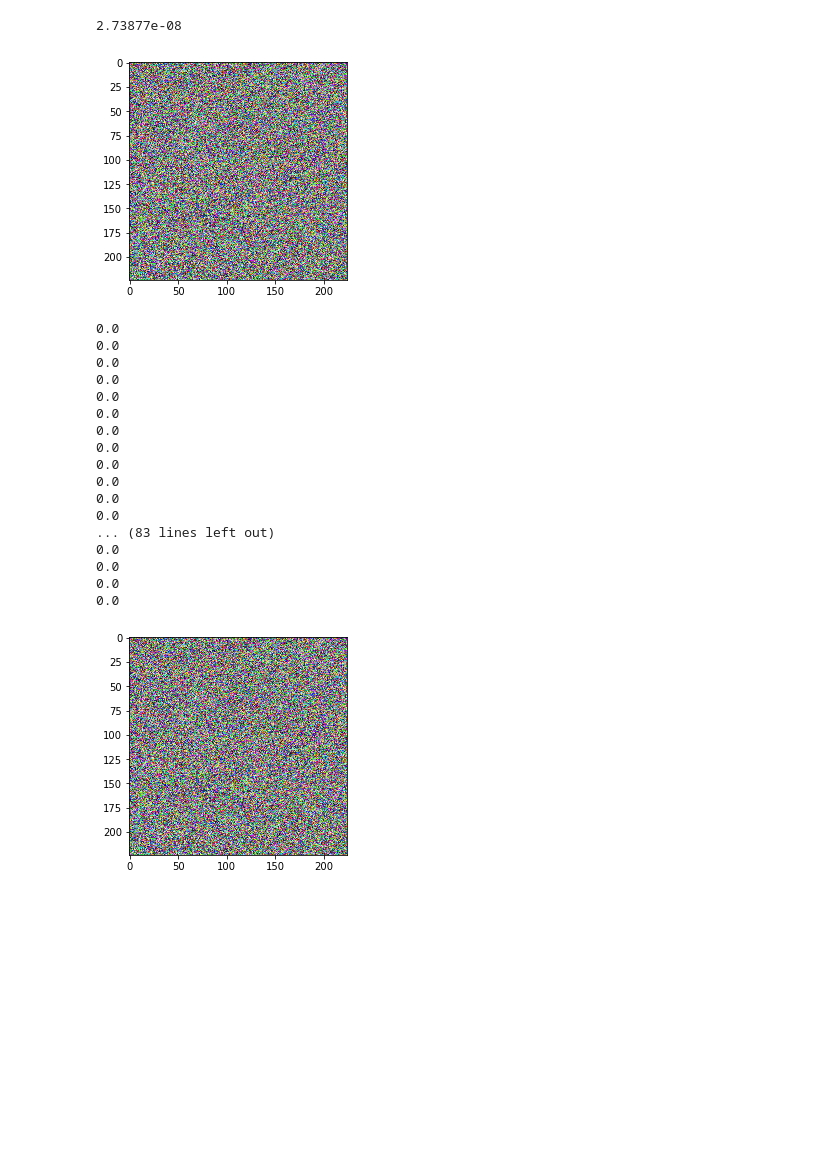
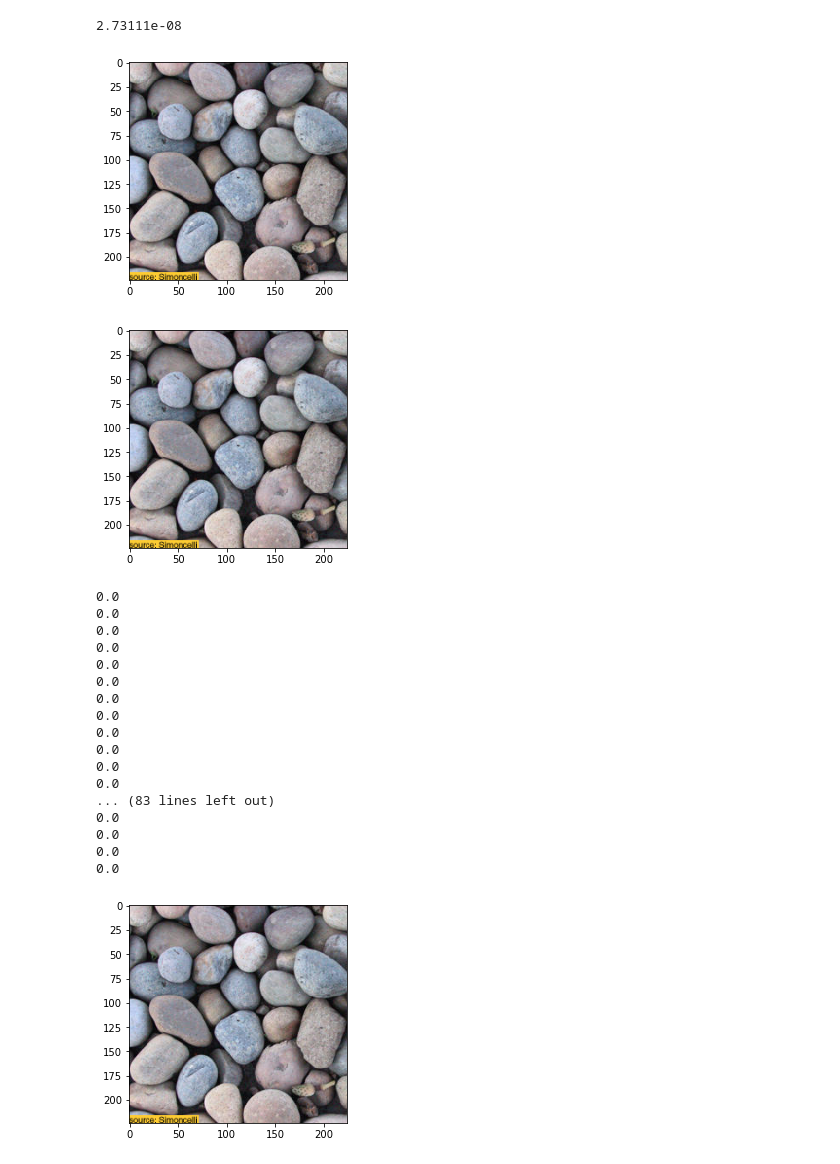
Before and after one commit to lvandam/doodle_texture_synthesis, a Jupyter notebook: ramon_test.ipynb, the cells around one changed output. Cells and saved outputs as stored; diff of their text form; code cells hidden in the pictures; blank space fills up the shorter version.

```diff
--- a/ramon_test.ipynb
+++ b/ramon_test.ipynb
@@ -36,7 +36,7 @@ def get_loss(t, i):
     return diff
 # %%
 with tf.device(device):
-    sess = tf.Session()
+    sess = tf.InteractiveSession()
 
     #placeholders
     input_image = tf.placeholder(tf.float32, [224, 224, 3])
@@ -69,27 +69,30 @@ with tf.device(device):
 # %%
     #fill feed dictionary
     feed = {input_image: input_img}
 
     for i in range(i_max):
 
         #optimize step
         sess.run(minimize, feed_dict = feed)
 
         #print loss
         print(sess.run(loss, feed_dict = feed))
 
 
         #show image
         if(show == True):
             if(i == 0):
-                plt.imshow(target_img.reshape((224,224,3)))
+                plt.imshow(target.eval())
+                plt.show()
+                plt.imshow(input_img.reshape((224,224,3)))
                 plt.show()
             if(i == 99):
-                plt.imshow(target_img.reshape((224,224,3)))
+                plt.imshow(target.eval())
                 plt.show()
 # %% [output]
-2.73877e-08
+2.73111e-08
-[figure, old version]
+[figure, new version]
+[figure, new version]
 0.0
 0.0
 0.0
@@ -107,4 +110,4 @@ with tf.device(device):
 0.0
 0.0
 0.0
-[figure, old version]
+[figure, added]
```
Also changed, not shown: parts of 1 cell of this notebook, 1 other file.
